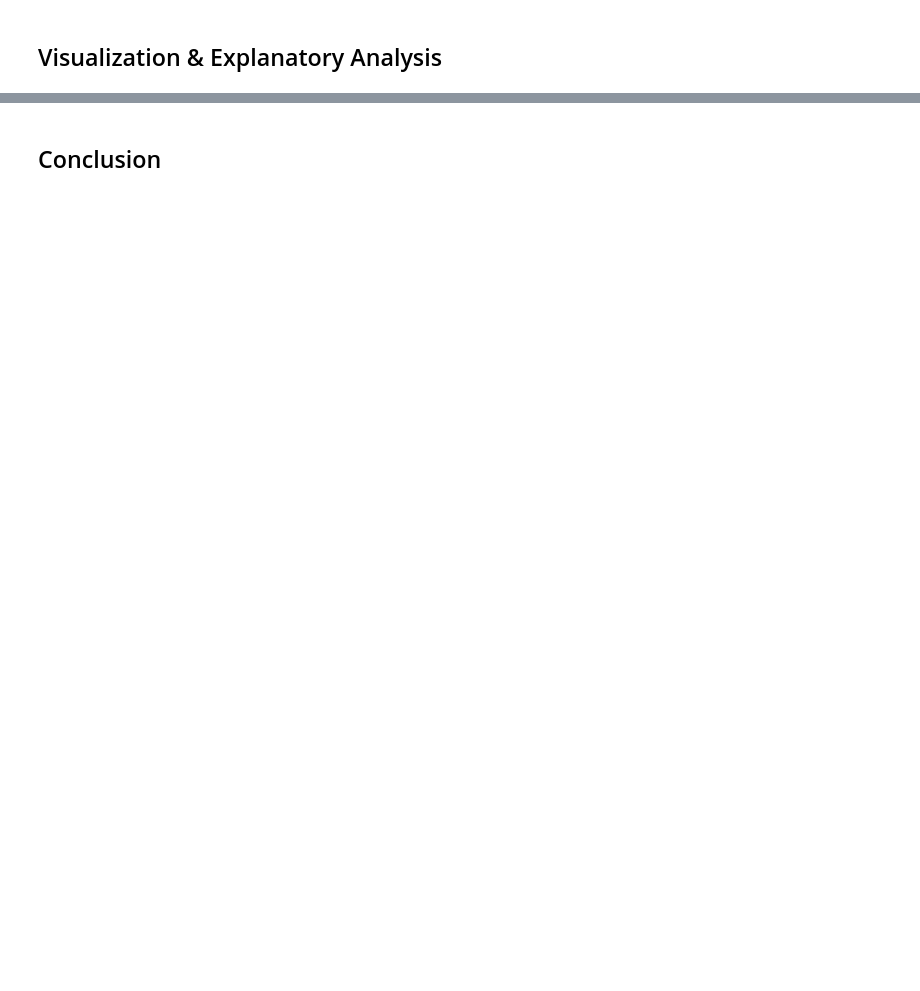
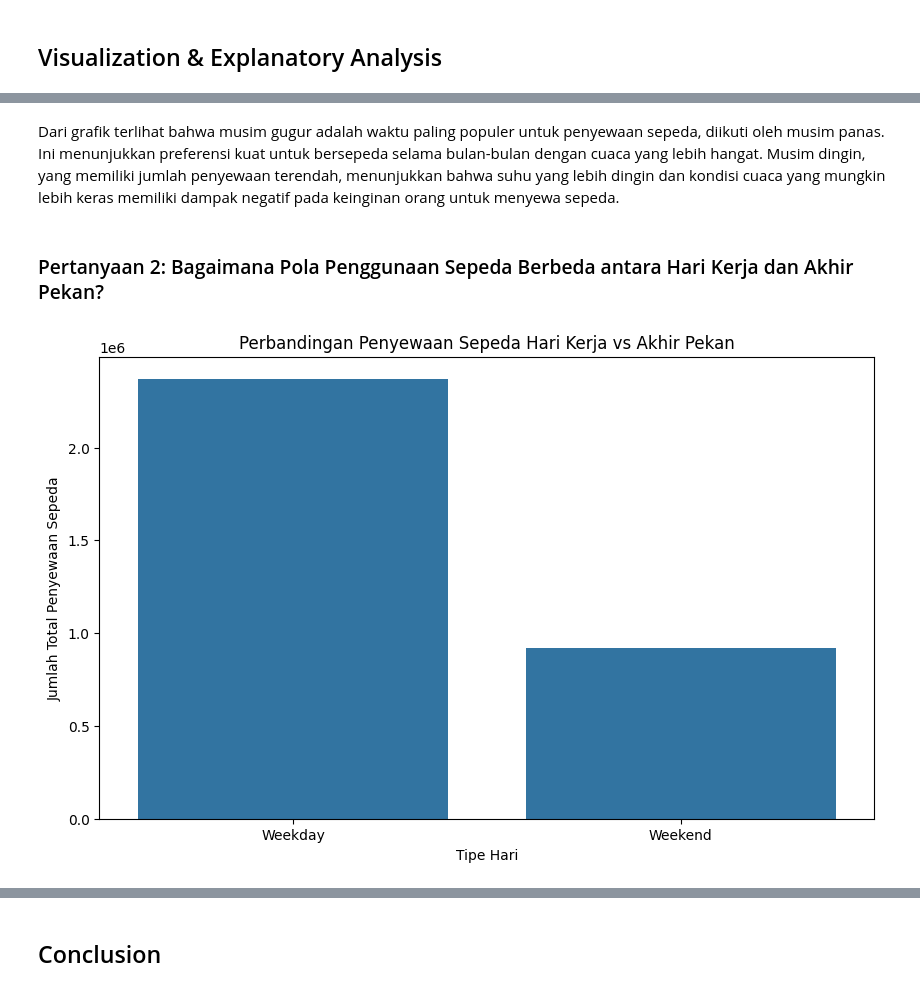
Before and after one commit to quenzvezda/dicoding-bike-sharing-rentals, a Jupyter notebook: notebook.ipynb, the cells around one changed output, grey strips where cells are left out. Saved outputs shown, nothing was run; the diff lists cells and outputs as text; code cells hidden in the pictures; blank space fills up the shorter version.

```diff
--- a/notebook.ipynb
+++ b/notebook.ipynb
@@ -67,0 +170,4 @@ hourly_bike_sharing_data.head()
+# %%
+# Mengubah tipe data kolom 'dteday' menjadi datetime
+day_df['dteday'] = pd.to_datetime(day_df['dteday'])
+hour_df['dteday'] = pd.to_datetime(hour_df['dteday'])
@@ -77,0 +502,14 @@ hourly_bike_sharing_data.head()
+# %% [markdown]
+Dari grafik terlihat bahwa musim gugur adalah waktu paling populer untuk penyewaan sepeda, diikuti oleh musim panas. Ini menunjukkan preferensi kuat untuk bersepeda selama bulan-bulan dengan cuaca yang lebih hangat. Musim dingin, yang memiliki jumlah penyewaan terendah, menunjukkan bahwa suhu yang lebih dingin dan kondisi cuaca yang mungkin lebih keras memiliki dampak negatif pada keinginan orang untuk menyewa sepeda.
+# %% [markdown]
+### Pertanyaan 2: Bagaimana Pola Penggunaan Sepeda Berbeda antara Hari Kerja dan Akhir Pekan?
+# %%
+# Visualisasi Perbandingan Hari Kerja dan Akhir Pekan
+plt.figure(figsize=(10, 6))
+sns.barplot(x=grouped_by_day_type.index, y='total_users', data=grouped_by_day_type)
+plt.title('Perbandingan Penyewaan Sepeda Hari Kerja vs Akhir Pekan')
+plt.xlabel('Tipe Hari')
+plt.ylabel('Jumlah Total Penyewaan Sepeda')
+plt.show()
+# %% [output]
+[figure, added]
```
Also changed, not shown: parts of 73 cells of this notebook, 2 other files.
